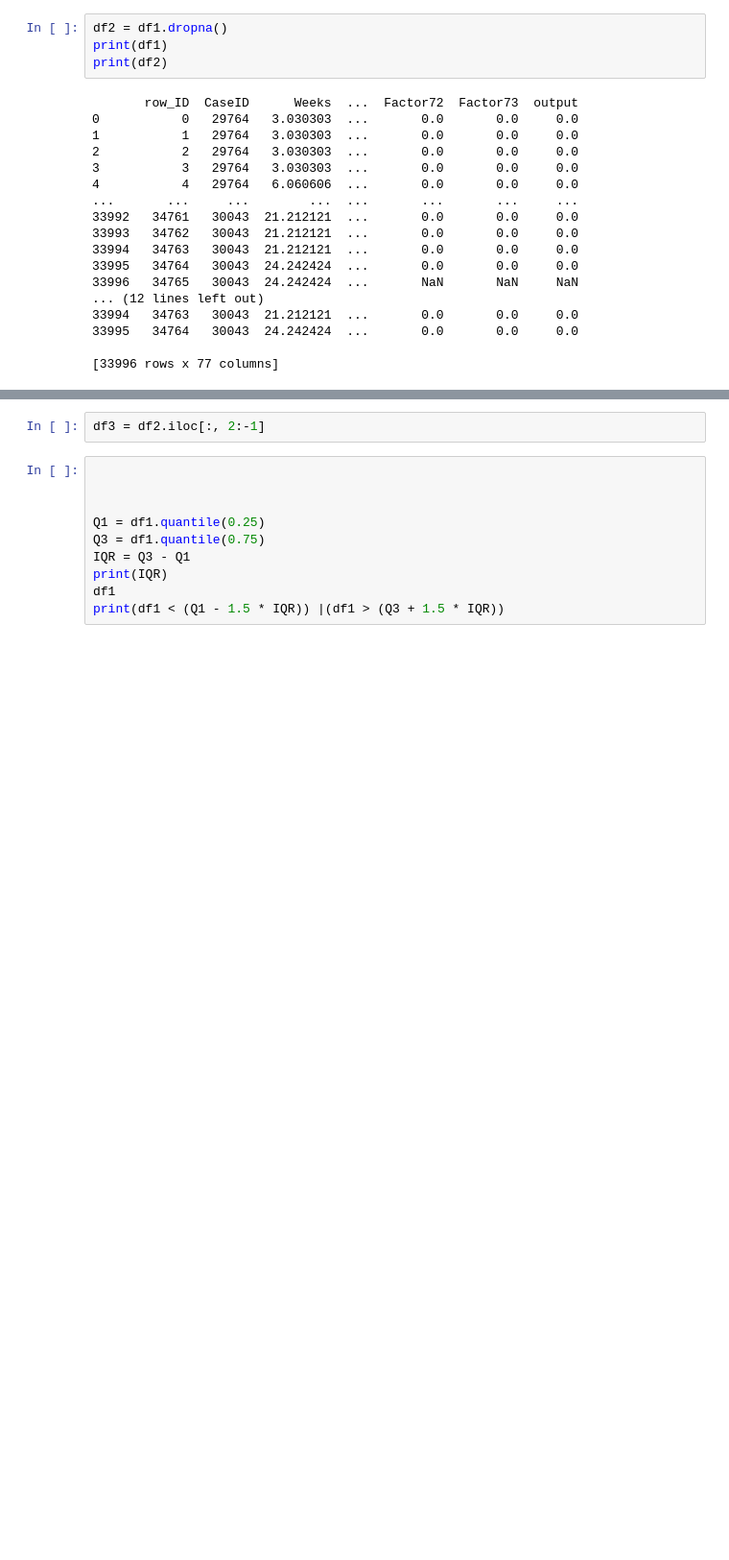
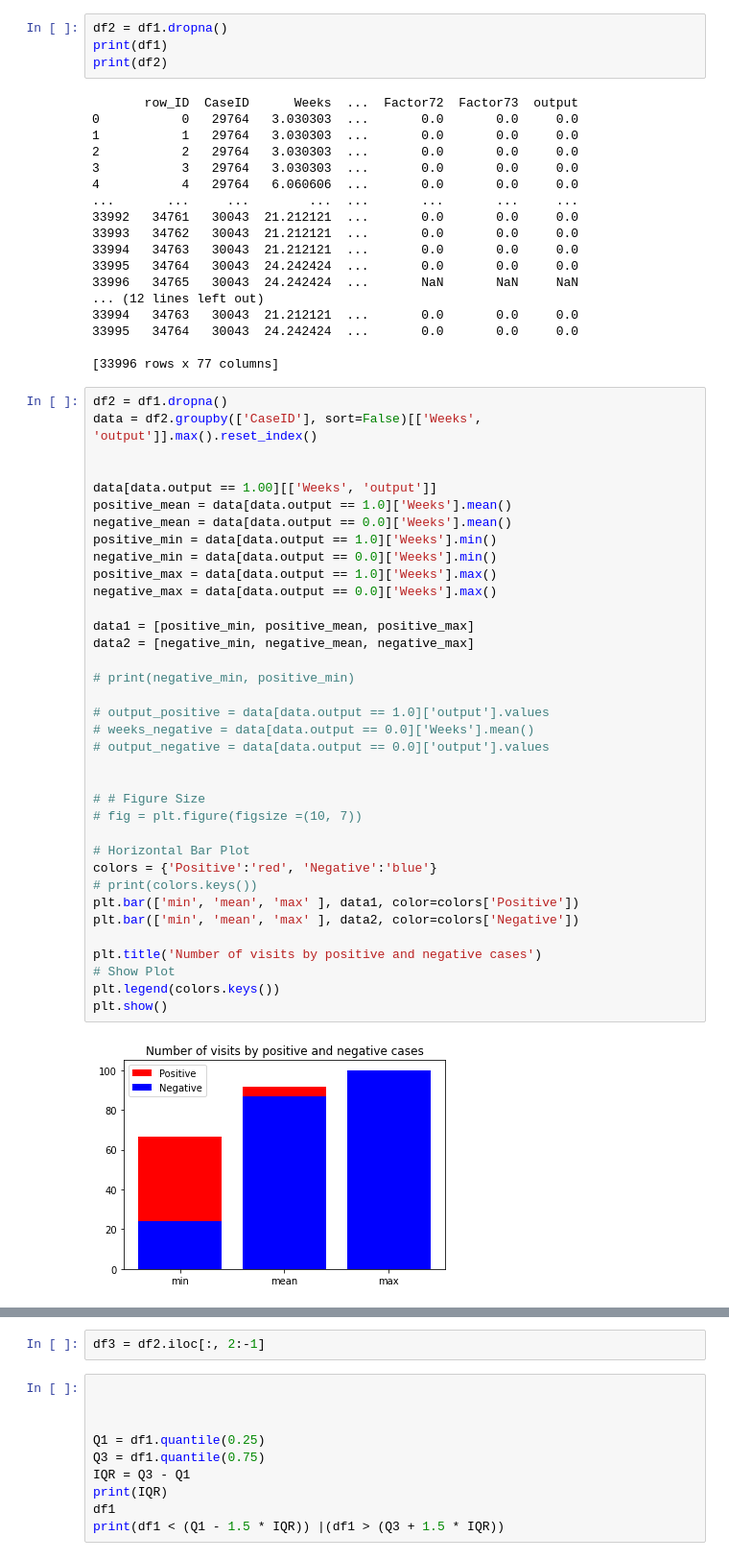
Before and after one commit to DSNortsev/CSE-694-Case-Studies-in-Deep-Learning, a Jupyter notebook: HW4/HW4.ipynb, the cells around one changed output, grey strips where cells are left out. Shown at 96% size. Drawn from its saved outputs; the diff is of its cells as text; blank space fills up the shorter version.

```diff
--- a/HW4/HW4.ipynb
+++ b/HW4/HW4.ipynb
@@ -125,3 +125,41 @@ print(df2)
 33995   34764   30043  24.242424  ...       0.0       0.0     0.0
 
 [33996 rows x 77 columns]
+# %%
+df2 = df1.dropna()
+data = df2.groupby(['CaseID'], sort=False)[['Weeks', 'output']].max().reset_index()
+
+
+data[data.output == 1.00][['Weeks', 'output']]
+positive_mean = data[data.output == 1.0]['Weeks'].mean()
+negative_mean = data[data.output == 0.0]['Weeks'].mean()
+positive_min = data[data.output == 1.0]['Weeks'].min()
+negative_min = data[data.output == 0.0]['Weeks'].min()
+positive_max = data[data.output == 1.0]['Weeks'].max()
+negative_max = data[data.output == 0.0]['Weeks'].max()
+
+data1 = [positive_min, positive_mean, positive_max]
+data2 = [negative_min, negative_mean, negative_max]
+
+# print(negative_min, positive_min)
+
+# output_positive = data[data.output == 1.0]['output'].values
+# weeks_negative = data[data.output == 0.0]['Weeks'].mean()
+# output_negative = data[data.output == 0.0]['output'].values
+
+
+# # Figure Size
+# fig = plt.figure(figsize =(10, 7))
+
+# Horizontal Bar Plot
+colors = {'Positive':'red', 'Negative':'blue'}
+# print(colors.keys())
+plt.bar(['min', 'mean', 'max' ], data1, color=colors['Positive'])
+plt.bar(['min', 'mean', 'max' ], data2, color=colors['Negative'])
+
+plt.title('Number of visits by positive and negative cases')
+# Show Plot
+plt.legend(colors.keys())
+plt.show()
+# %% [output]
+[figure, added]
```
Also changed, not shown: parts of 2 cells of this notebook.
